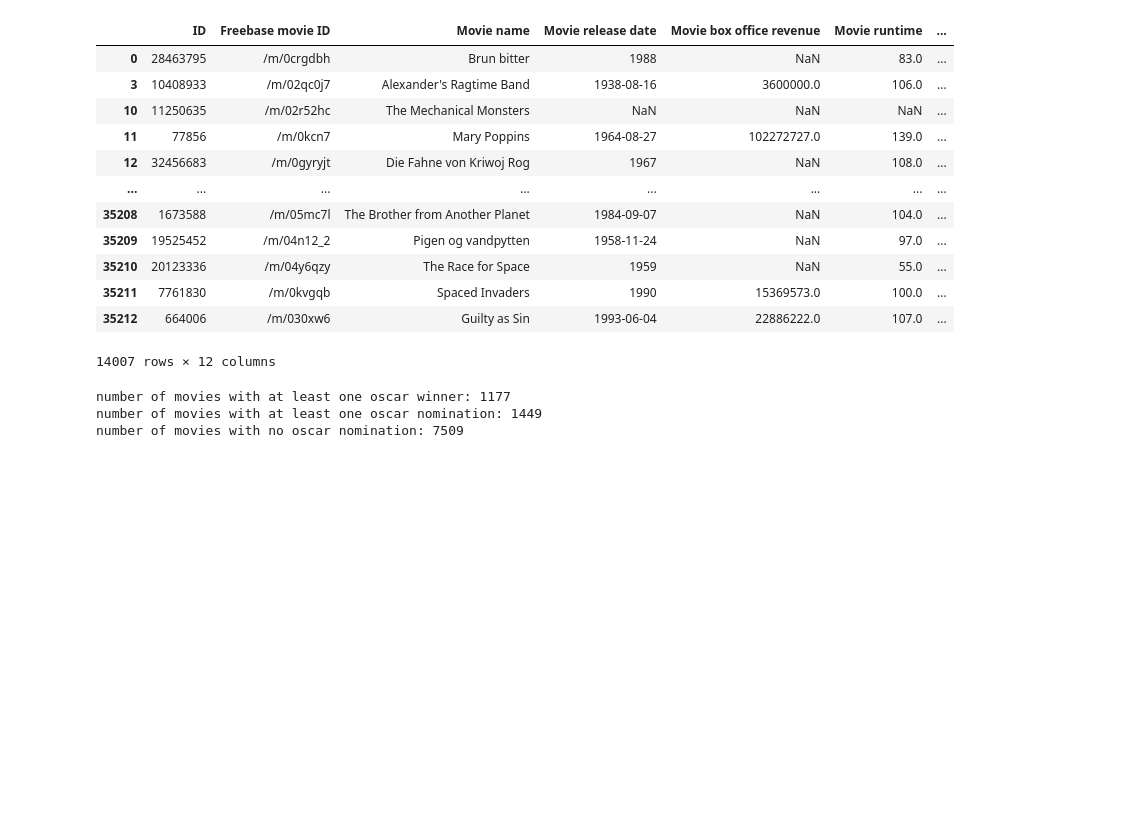
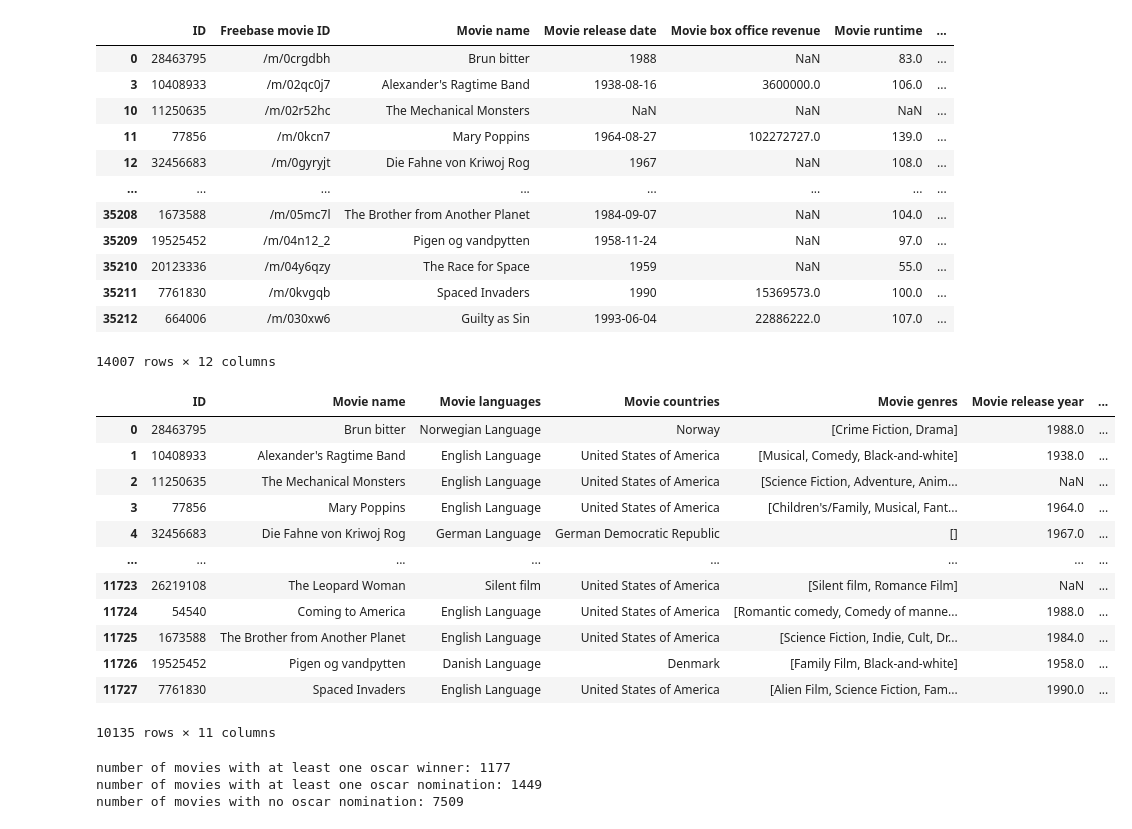
Before and after one commit to epfl-ada/ada-2022-project-cnxtn, a Jupyter notebook: oscar_analysis.ipynb, the cells around one changed output. Cells and saved outputs as stored; diff of their text form; code cells hidden in the pictures; blank space fills up the shorter version.

Commit message:
movieRating ~ Played role before

```diff
--- a/oscar_analysis.ipynb
+++ b/oscar_analysis.ipynb
@@ -163,10 +163,26 @@ movies['Movie release era'] = movie_metadata['Movie release year']//10
 # %%
 ## remove data without country or language
 final_movies = movies[(movies['Movie countries'].str.len() != 0) & (movies['Movie languages'].str.len() != 0) ]
 ## take first country and first language from every movie
 final_movies['Movie languages']= final_movies['Movie languages'].apply(lambda row : row[0])
 final_movies['Movie countries']= final_movies['Movie countries'].apply(lambda row : row[0])
 final_movies = final_movies.drop(columns = ['Freebase movie ID','Movie box office revenue','Movie release date', 'Movie runtime'])
+final_movies.to_csv('movies_with_rating.csv',index=False)
+final_movies
+# %% [output]
+|  | ID | Movie name | Movie languages | Movie countries | Movie genres | Movie release year | ... |
+| 0 | 28463795 | Brun bitter | Norwegian Language | Norway | [Crime Fiction, Drama] | 1988.0 | ... |
+| 1 | 10408933 | Alexander's Ragtime Band | English Language | United States of America | [Musical, Comedy, Black-and-white] | 1938.0 | ... |
+| 2 | 11250635 | The Mechanical Monsters | English Language | United States of America | [Science Fiction, Adventure, Anim... | NaN | ... |
+| 3 | 77856 | Mary Poppins | English Language | United States of America | [Children's/Family, Musical, Fant... | 1964.0 | ... |
+| 4 | 32456683 | Die Fahne von Kriwoj Rog | German Language | German Democratic Republic | [] | 1967.0 | ... |
+| ... | ... | ... | ... | ... | ... | ... | ... |
+| 11723 | 26219108 | The Leopard Woman | Silent film | United States of America | [Silent film, Romance Film] | NaN | ... |
+| 11724 | 54540 | Coming to America | English Language | United States of America | [Romantic comedy, Comedy of manne... | 1988.0 | ... |
+| 11725 | 1673588 | The Brother from Another Planet | English Language | United States of America | [Science Fiction, Indie, Cult, Dr... | 1984.0 | ... |
+| 11726 | 19525452 | Pigen og vandpytten | Danish Language | Denmark | [Family Film, Black-and-white] | 1958.0 | ... |
+| 11727 | 7761830 | Spaced Invaders | English Language | United States of America | [Alien Film, Science Fiction, Fam... | 1990.0 | ... |
+10135 rows × 11 columns
 # %%
 movies_with_oscar_winner = final_movies[final_movies['winner'] > 0]
 movies_with_oscar_nomination = final_movies[(final_movies['nominated'] > 0) & (final_movies['winner'] == 0) ]
```
Also changed, not shown: 2 other files.
